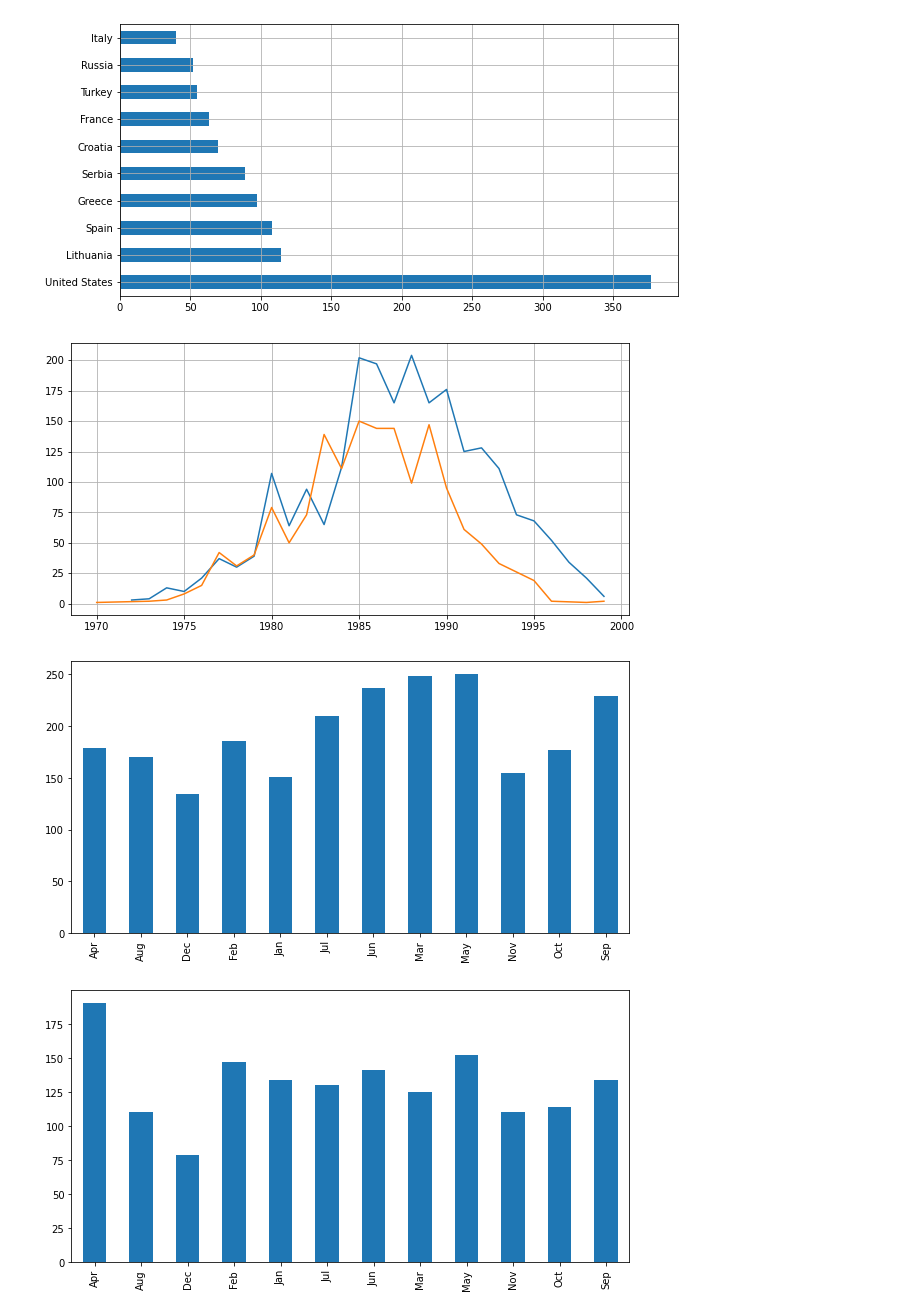
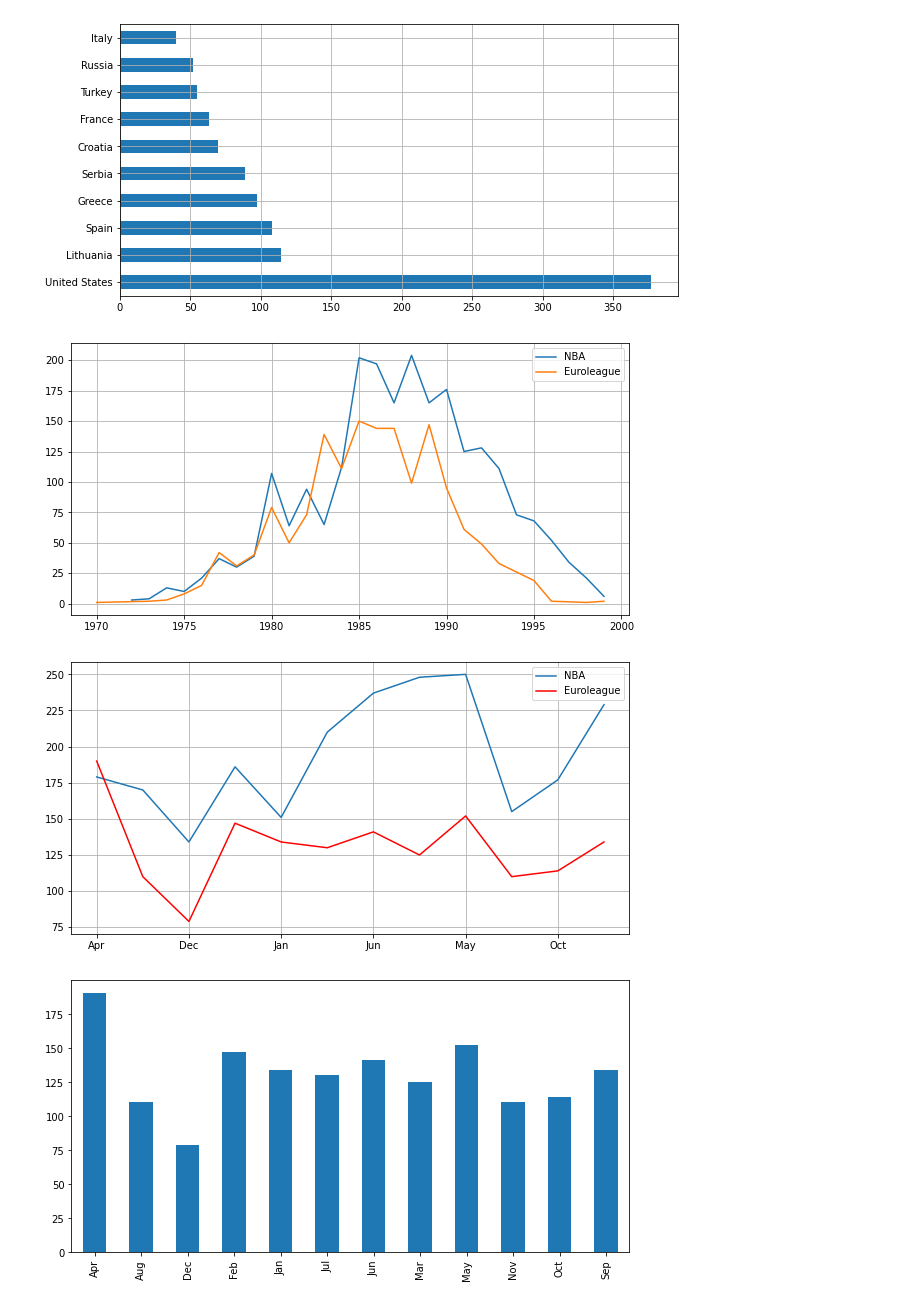
Before and after one commit to aleksperic/Basketball-player-stats, a Jupyter notebook: Basketball_player_stats.ipynb, the cells around one changed output. Drawn from its saved outputs; the diff is of its cells as text; code cells hidden in the pictures.

```diff
--- a/Basketball_player_stats.ipynb
+++ b/Basketball_player_stats.ipynb
@@ -265,17 +343,21 @@ plt.show()
 [figure]
 # %%
 plt.figure(figsize=(10,5))
-plt.plot(nba_regular['birth_year'].value_counts().sort_index())
-plt.plot(euroleague['birth_year'].value_counts().sort_index())
+plt.plot(nba_regular['birth_year'].value_counts().sort_index(), label='NBA')
+plt.plot(euroleague['birth_year'].value_counts().sort_index(),label='Euroleague')
+plt.legend()
 plt.grid(True)
 plt.show()
 # %% [output]
-[figure, old version]
+[figure, new version]
 # %%
-nba_regular['birth_month'].value_counts().sort_index().plot(kind='bar', figsize=(10, 5))
+nba_regular['birth_month'].value_counts().sort_index().plot(kind='line', figsize=(10, 5), label='NBA')
+euroleague['birth_month'].value_counts().sort_index().plot(kind='line', figsize=(10, 5), color='red', label="Euroleague")
+plt.grid(True)
+plt.legend()
 plt.show()
 # %% [output]
-[figure, old version]
+[figure, new version]
 # %%
 euroleague['birth_month'].value_counts().sort_index().plot(kind='bar', figsize=(10, 5))
 plt.show()
```
Also changed, not shown: parts of 17 cells of this notebook.
